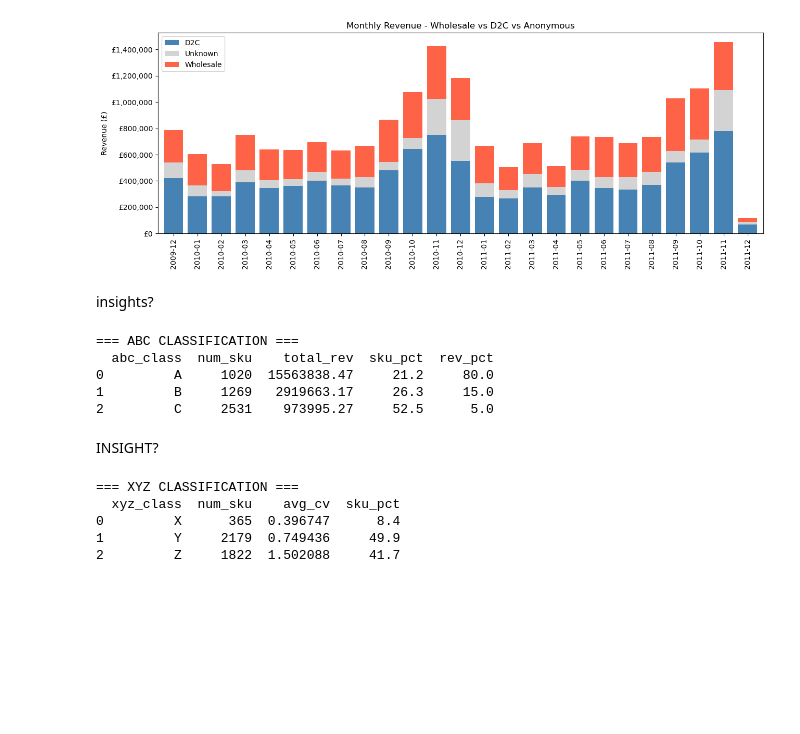
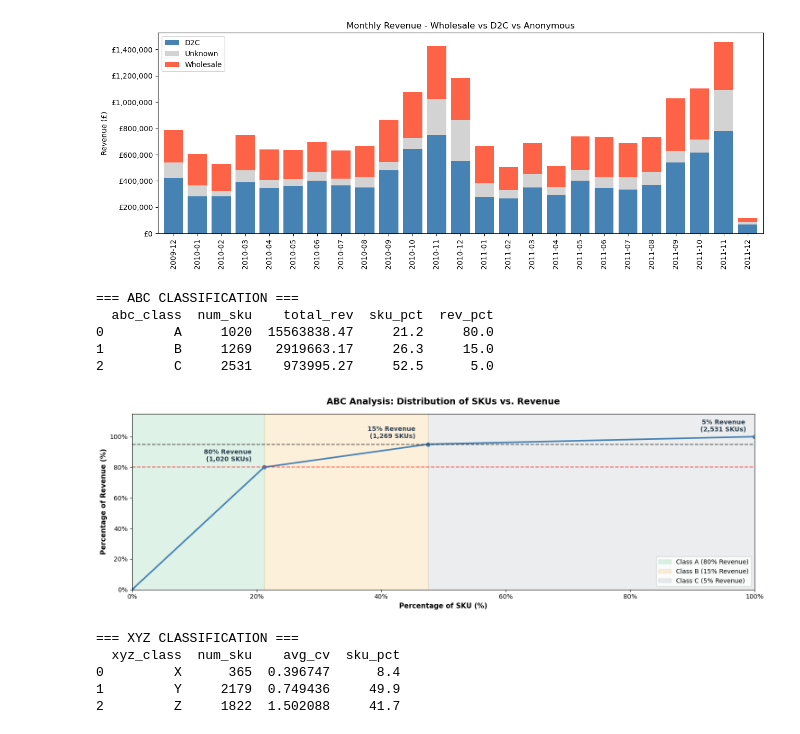
Before and after one commit to h8ngquan-sca/ABC-Analysis-Product-Segmentation, a Jupyter notebook: notebook/ABC Analysis & Product Segmentation.ipynb, the cells around one changed output. Saved outputs shown, nothing was run; the diff lists cells and outputs as text; code cells hidden in the pictures; blank space fills up the shorter version.

```diff
--- a/notebook/ABC Analysis & Product Segmentation.ipynb
+++ b/notebook/ABC Analysis & Product Segmentation.ipynb
@@ -341,38 +411,86 @@ D2C        709601    5651566  10262696.56     52.7  51.4
 Unknown    224172     681874   2586718.84     13.3   6.2
 Wholesale   70069    4661983   6608081.51     34.0  42.4
 [figure]
-# %% [markdown]
-insights?
 # %%
 # ABC ANALYSIS
 abc_stats = df_transactions.groupby(['sku']).agg(
     total_rev = ('revenue', 'sum'),
     total_qty = ('quantity', 'sum'),
     description = ('description', 'first')).sort_values('total_rev', ascending=False).reset_index()
 
 abc_stats['cumrev'] = abc_stats['total_rev'].cumsum()
 abc_stats['cumrev_pct'] = abc_stats['cumrev'] / abc_stats['total_rev'].sum() * 100
 
 abc_stats['abc_class'] = pd.cut(abc_stats['cumrev_pct'],
                                 bins = [0,80,95,100],
-                                labels = ['A', 'B', 'C'])
+                                labels = ['A', 'B', 'C'],
+                                include_lowest=True,
+                                right=True)
 
 abc_summary = abc_stats.groupby(['abc_class']).agg(
     num_sku = ('sku' , 'count'),
     total_rev = ('total_rev' , 'sum')).reset_index()
 abc_summary['sku_pct'] = (abc_summary['num_sku'] / len(abc_stats) * 100).round(1)
 abc_summary['rev_pct'] = (abc_summary['total_rev'] / abc_summary['total_rev'].sum() * 100).round(1)
 
 print('=== ABC CLASSIFICATION ===')
 print(abc_summary)
+
+# PARETO CHART
+fig, ax = plt.subplots(figsize=(15,5))
+
+x_data = [0] + abc_summary['sku_pct'].cumsum().tolist()
+y_data = [0] + abc_summary['rev_pct'].cumsum().tolist()
+
+ax.plot(x_data, y_data, marker='o', linewidth=2.5, markersize = 6, color='steelblue')
+
+ax.axvspan(0, abc_summary['sku_pct'].cumsum()[0], alpha=0.15, color='#27ae60', label='Class A (80% Revenue)')
+ax.axvspan(abc_summary['sku_pct'].cumsum()[0], abc_summary['sku_pct'].cumsum()[1], alpha=0.15, color='#f39c12', label='Class B (15% Revenue)')
+ax.axvspan(abc_summary['sku_pct'].cumsum()[1], abc_summary['sku_pct'].cumsum()[2], alpha=0.15, color='#7f8c8d', label='Class C (5% Revenue)')
+
+ax.axhline(y=80, color='red', linestyle='--', alpha=0.6)
+ax.axhline(y=95, color='black', linestyle='--', alpha=0.6)
+
+for i in range(3):
+    x_val = abc_summary['sku_pct'].cumsum()[i]
+    y_val = abc_summary['rev_pct'][i]
+    num_skus = int(abc_summary['num_sku'][i])
+
+    # Text format
+    text_label = f"{y_val:.0f}% Revenue\n({num_skus:,} SKUs)"
+    if i == 0:  # Class A
+        ax.text(x_val - 2, y_val + 3, text_label,
+                fontweight='bold', ha='right', va='bottom', color='#2c3e50', fontsize=10)
+    elif i == 1:  # Class B
+        ax.text(x_val - 2, y_val + 83, text_label,
+                fontweight='bold', ha='right', va='bottom', color='#2c3e50', fontsize=10)
+    else:  # Class C
+        ax.text(95, 107, text_label,
+                fontweight='bold', ha='center', va='center', color='#2c3e50', fontsize=10)
+
+
+# Labels & Titles
+ax.set_title('ABC Analysis: Distribution of SKUs vs. Revenue', fontsize=14, fontweight='bold', pad=15)
+ax.set_xlabel('Percentage of SKU (%)', fontsize=11, fontweight='bold')
+ax.set_ylabel('Percentage of Revenue (%)', fontsize=11, fontweight='bold')
+ax.xaxis.set_major_formatter(PercentFormatter(100))
+ax.yaxis.set_major_formatter(PercentFormatter(100))
+
+ax.set_xlim(0, 100)
+ax.set_ylim(0, 115)
+
+ax.legend(loc='lower right',fontsize=10)
+
+plt.tight_layout()
+plt.savefig('../outputs/charts/03_ABC Analysis Distribution of SKUs vs Revenue.png')
+plt.show()
 # %% [output]
 === ABC CLASSIFICATION ===
   abc_class  num_sku    total_rev  sku_pct  rev_pct
 0         A     1020  15563838.47     21.2     80.0
 1         B     1269   2919663.17     26.3     15.0
 2         C     2531    973995.27     52.5      5.0
+[figure, added]
-# %% [markdown]
-INSIGHT?
 # %%
 # XYZ ANALYSIS
 monthly_sku = df_transactions.groupby(['sku', pd.Grouper(key = 'order_date', freq= 'ME')])['quantity'].sum().reset_index().rename(columns={'quantity' : 'monthly_qty'})
```
Also changed, not shown: parts of 13 cells of this notebook.
